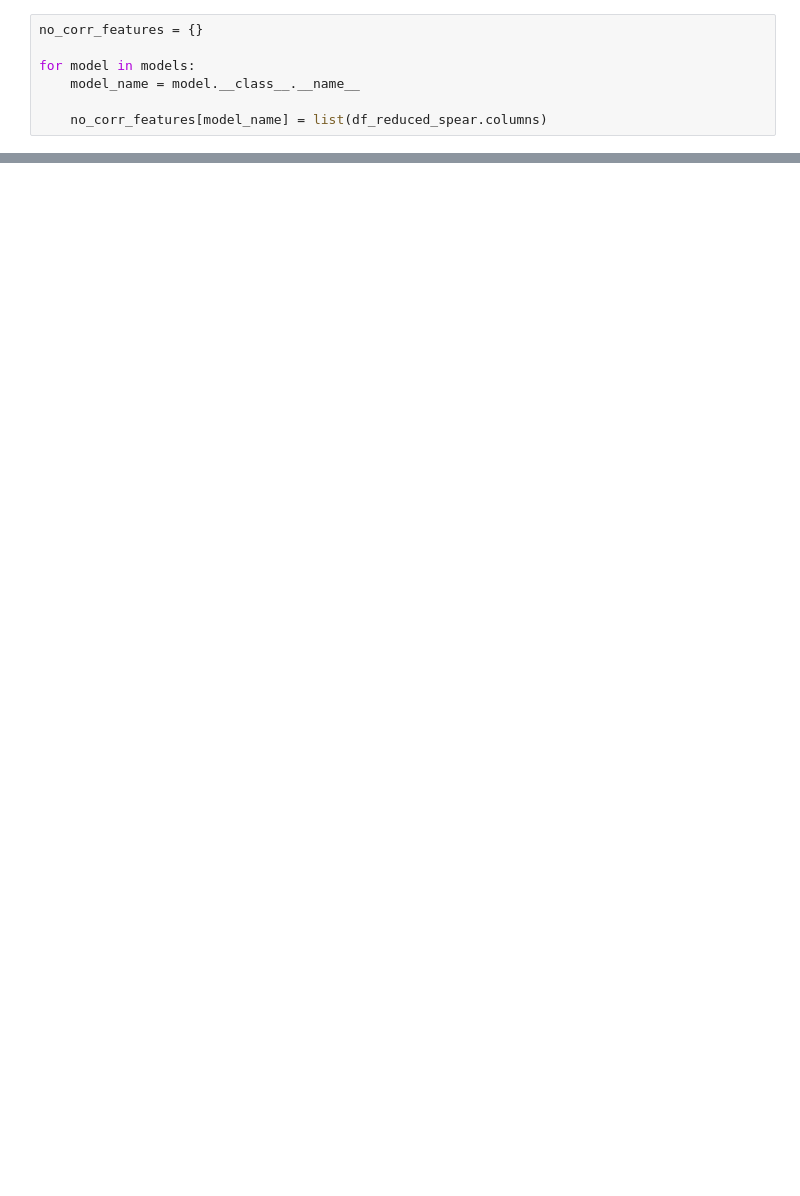
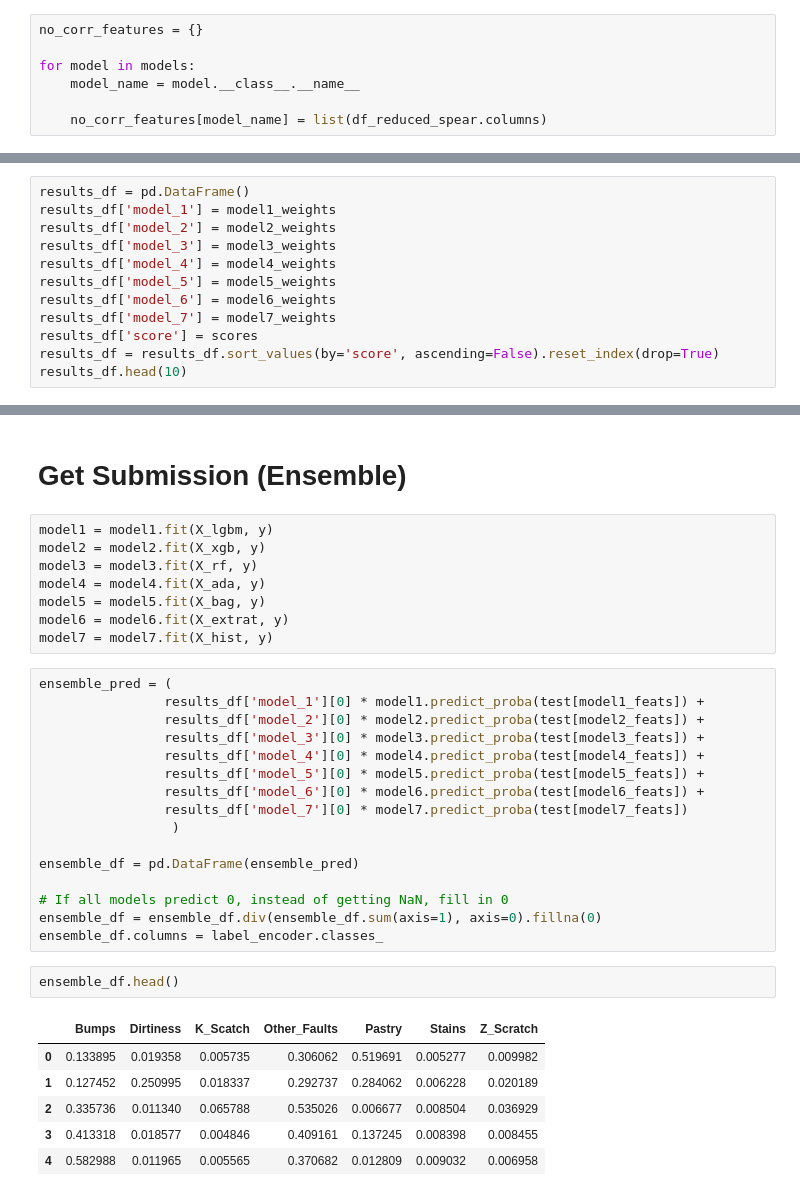
Before and after one commit to hardboyvino/kaggle_competition, a Jupyter notebook: playground_4.3/models.ipynb, the cells around one changed output, grey strips where cells are left out. Cells and saved outputs as stored; diff of their text form; blank space fills up the shorter version.

Commit message:
Add weighted ensembling

```diff
--- a/playground_4.3/models.ipynb
+++ b/playground_4.3/models.ipynb
@@ -715,0 +818,12 @@ Done with LGBMClassifier.
+# %%
+results_df = pd.DataFrame()
+results_df['model_1'] = model1_weights
+results_df['model_2'] = model2_weights
+results_df['model_3'] = model3_weights
+results_df['model_4'] = model4_weights
+results_df['model_5'] = model5_weights
+results_df['model_6'] = model6_weights
+results_df['model_7'] = model7_weights
+results_df['score'] = scores
+results_df = results_df.sort_values(by='score', ascending=False).reset_index(drop=True)
+results_df.head(10)
@@ -715,0 +842,35 @@ Done with LGBMClassifier.
+# %% [markdown]
+# Get Submission (Ensemble)
+# %%
+model1 = model1.fit(X_lgbm, y)
+model2 = model2.fit(X_xgb, y)
+model3 = model3.fit(X_rf, y)
+model4 = model4.fit(X_ada, y)
+model5 = model5.fit(X_bag, y)
+model6 = model6.fit(X_extrat, y)
+model7 = model7.fit(X_hist, y)
+# %%
+ensemble_pred = (
+                results_df['model_1'][0] * model1.predict_proba(test[model1_feats]) +
+                results_df['model_2'][0] * model2.predict_proba(test[model2_feats]) +
+                results_df['model_3'][0] * model3.predict_proba(test[model3_feats]) +
+                results_df['model_4'][0] * model4.predict_proba(test[model4_feats]) +
+                results_df['model_5'][0] * model5.predict_proba(test[model5_feats]) +
+                results_df['model_6'][0] * model6.predict_proba(test[model6_feats]) +
+                results_df['model_7'][0] * model7.predict_proba(test[model7_feats])
+                 )
+
+ensemble_df = pd.DataFrame(ensemble_pred)
+
+# If all models predict 0, instead of getting NaN, fill in 0
+ensemble_df = ensemble_df.div(ensemble_df.sum(axis=1), axis=0).fillna(0)
+ensemble_df.columns = label_encoder.classes_
+# %%
+ensemble_df.head()
+# %% [output]
+|  | Bumps | Dirtiness | K_Scatch | Other_Faults | Pastry | Stains | Z_Scratch |
+| 0 | 0.133895 | 0.019358 | 0.005735 | 0.306062 | 0.519691 | 0.005277 | 0.009982 |
+| 1 | 0.127452 | 0.250995 | 0.018337 | 0.292737 | 0.284062 | 0.006228 | 0.020189 |
+| 2 | 0.335736 | 0.011340 | 0.065788 | 0.535026 | 0.006677 | 0.008504 | 0.036929 |
+| 3 | 0.413318 | 0.018577 | 0.004846 | 0.409161 | 0.137245 | 0.008398 | 0.008455 |
+| 4 | 0.582988 | 0.011965 | 0.005565 | 0.370682 | 0.012809 | 0.009032 | 0.006958 |
```
Also changed, not shown: parts of 9 cells of this notebook.
